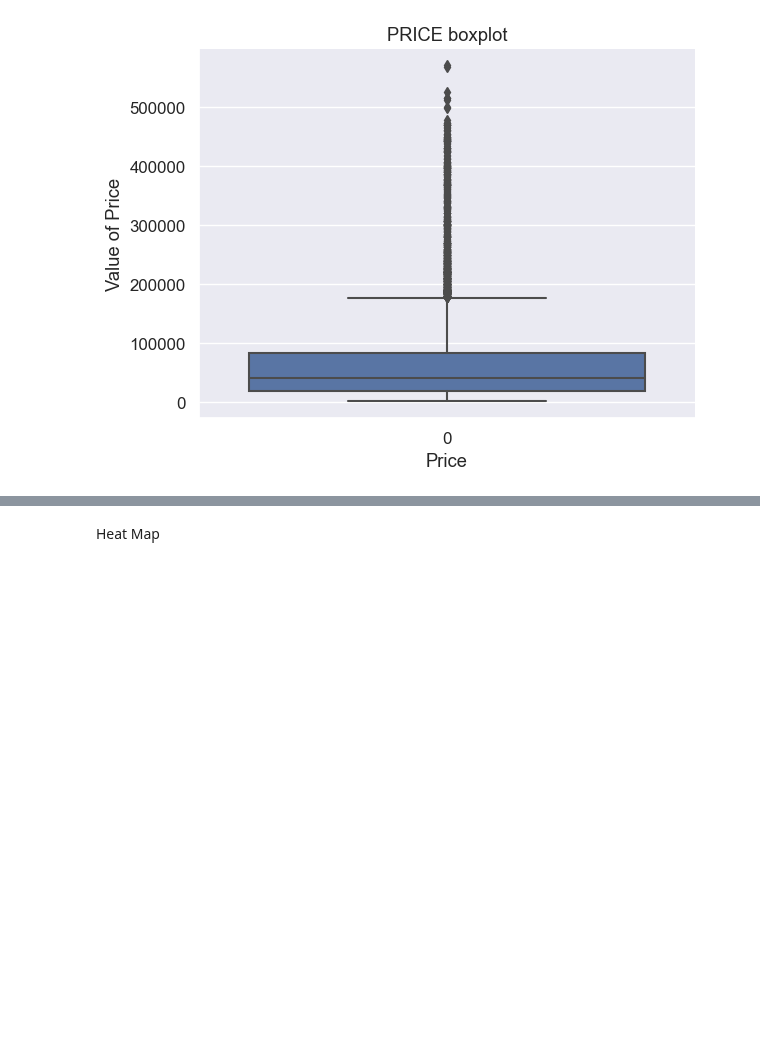
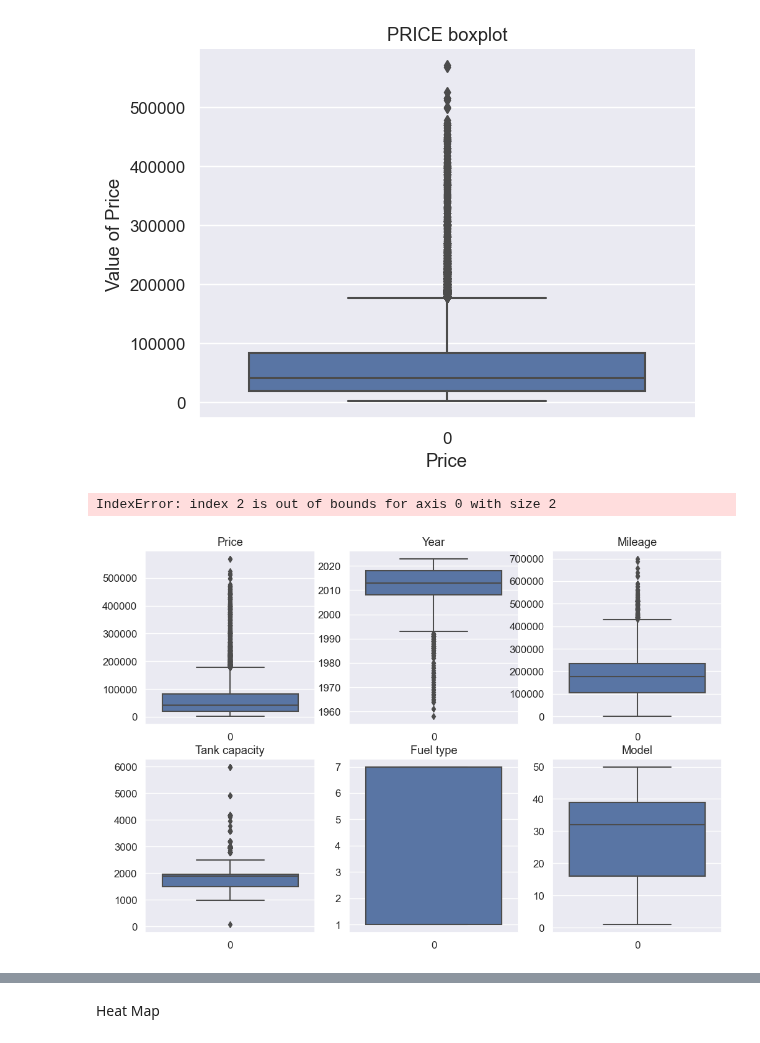
Before and after one commit to PsimonL/AI_Assesment, a Jupyter notebook: main.ipynb, the cells around one changed output, grey strips where cells are left out. Drawn from its saved outputs; the diff is of its cells as text; code cells hidden in the pictures; blank space fills up the shorter version.

```diff
--- a/main.ipynb
+++ b/main.ipynb
@@ -232,0 +247,14 @@ def grid_boxplots(*args):
+# %%
+
+fig, axes = plt.subplots(nrows=2, ncols=3, figsize=(12, 8))
+
+for i, column in enumerate(df.columns):
+    ax = axes[i // 3, i % 3]
+    sns.boxplot(data=df[column], ax=ax)
+    ax.set(title=column)  #
+
+plt.tight_layout()
+plt.show()
+# %% [output]
+IndexError: index 2 is out of bounds for axis 0 with size 2
+[figure, added]
```
Also changed, not shown: parts of 16 cells of this notebook.
